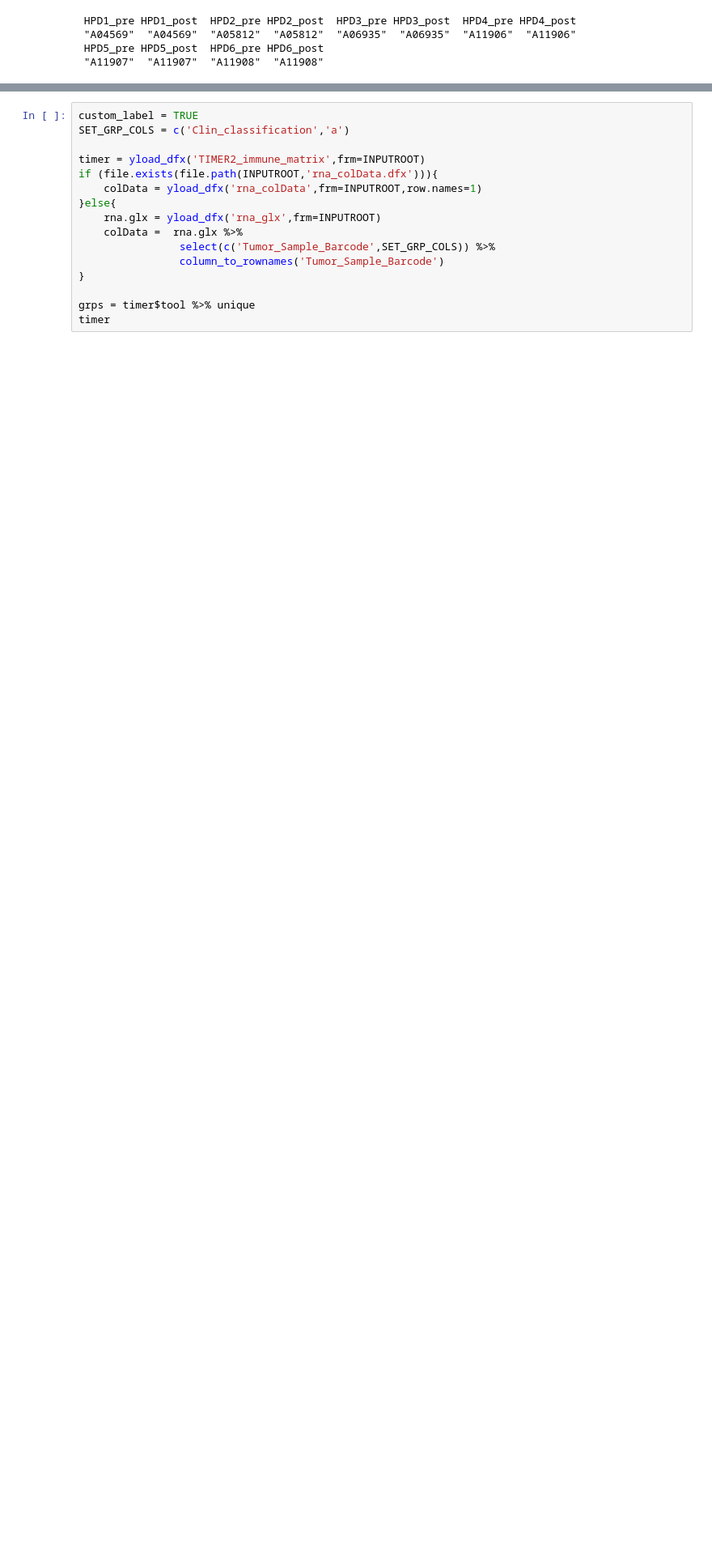
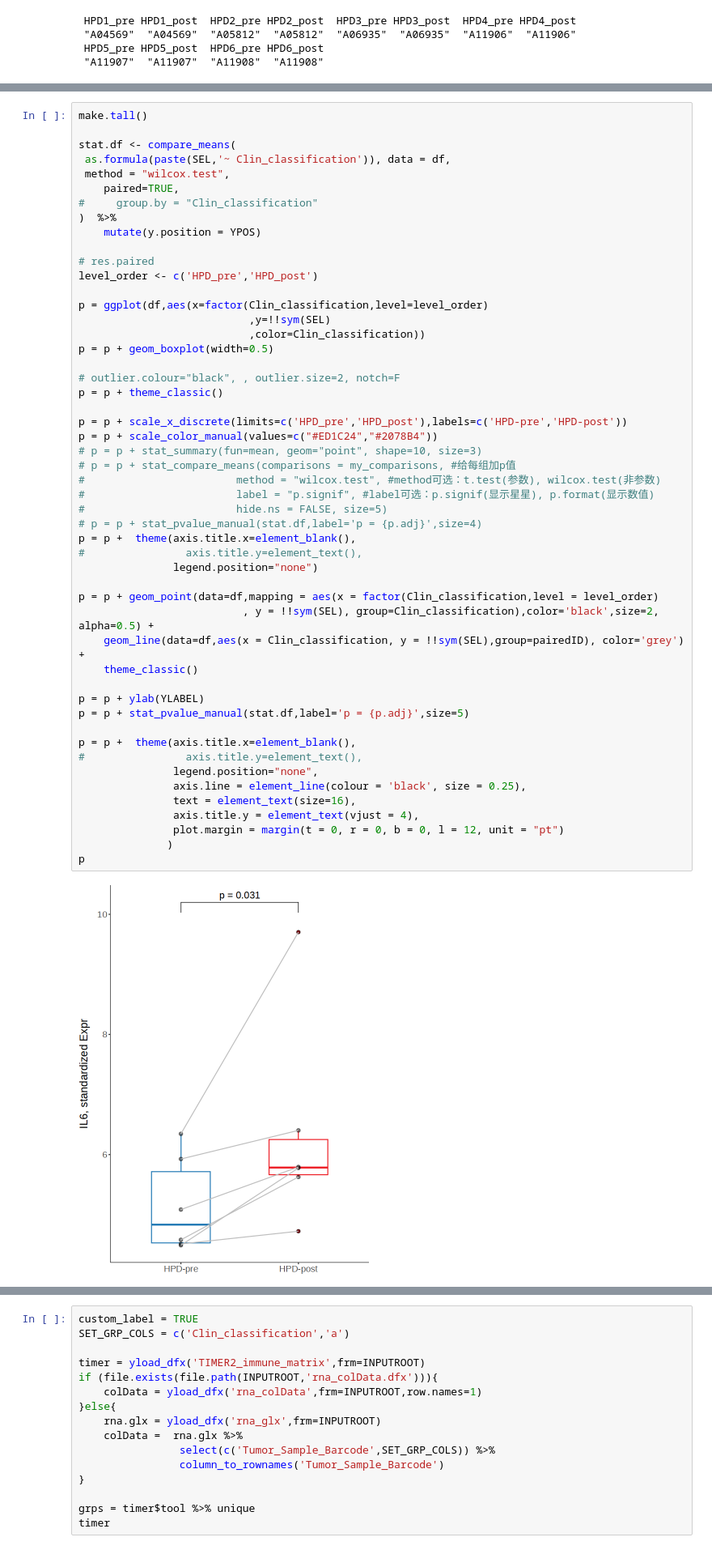
Before and after one commit to biosunsci/HPD_ZhouAP, a Jupyter notebook: R_plot_HPD_pre_post.ipynb, the cells around one changed output, grey strips where cells are left out. Shown at 81% size. Saved outputs shown, nothing was run; the diff lists cells and outputs as text; blank space fills up the shorter version.

```diff
--- a/R_plot_HPD_pre_post.ipynb
+++ b/R_plot_HPD_pre_post.ipynb
@@ -1174 +1095,54 @@ A tibble: 1 × 9
+# %%
+make.tall()
+
+stat.df <- compare_means(
+ as.formula(paste(SEL,'~ Clin_classification')), data = df,
+ method = "wilcox.test",
+    paired=TRUE,
+#     group.by = "Clin_classification"
+)  %>%
+    mutate(y.position = YPOS)
+
+# res.paired
+level_order <- c('HPD_pre','HPD_post')
+
+p = ggplot(df,aes(x=factor(Clin_classification,level=level_order)
+                           ,y=!!sym(SEL)
+                           ,color=Clin_classification))
+p = p + geom_boxplot(width=0.5)
+
+# outlier.colour="black", , outlier.size=2, notch=F
+p = p + theme_classic()
+
+p = p + scale_x_discrete(limits=c('HPD_pre','HPD_post'),labels=c('HPD-pre','HPD-post'))
+p = p + scale_color_manual(values=c("#ED1C24","#2078B4"))
+# p = p + stat_summary(fun=mean, geom="point", shape=10, size=3)
+# p = p + stat_compare_means(comparisons = my_comparisons, #给每组加p值
+#                        method = "wilcox.test", #method可选：t.test(参数), wilcox.test(非参数)
+#                        label = "p.signif", #label可选：p.signif(显示星星), p.format(显示数值)
+#                        hide.ns = FALSE, size=5)
+# p = p + stat_pvalue_manual(stat.df,label='p = {p.adj}',size=4)
+p = p +  theme(axis.title.x=element_blank(),
+#                axis.title.y=element_text(),
+               legend.position="none")
+
+p = p + geom_point(data=df,mapping = aes(x = factor(Clin_classification,level = level_order)
+                          , y = !!sym(SEL), group=Clin_classification),color='black',size=2, alpha=0.5) +
+    geom_line(data=df,aes(x = Clin_classification, y = !!sym(SEL),group=pairedID), color='grey') +
+    theme_classic()
+
+p = p + ylab(YLABEL)
+p = p + stat_pvalue_manual(stat.df,label='p = {p.adj}',size=5)
+
+p = p +  theme(axis.title.x=element_blank(),
+#                axis.title.y=element_text(),
+               legend.position="none",
+               axis.line = element_line(colour = 'black', size = 0.25),
+               text = element_text(size=16),
+               axis.title.y = element_text(vjust = 4),
+               plot.margin = margin(t = 0, r = 0, b = 0, l = 12, unit = "pt")
+              )
+p
+# %% [output]
+[figure, added]
 # %% [markdown]
```
Also changed, not shown: parts of 12 cells of this notebook.
